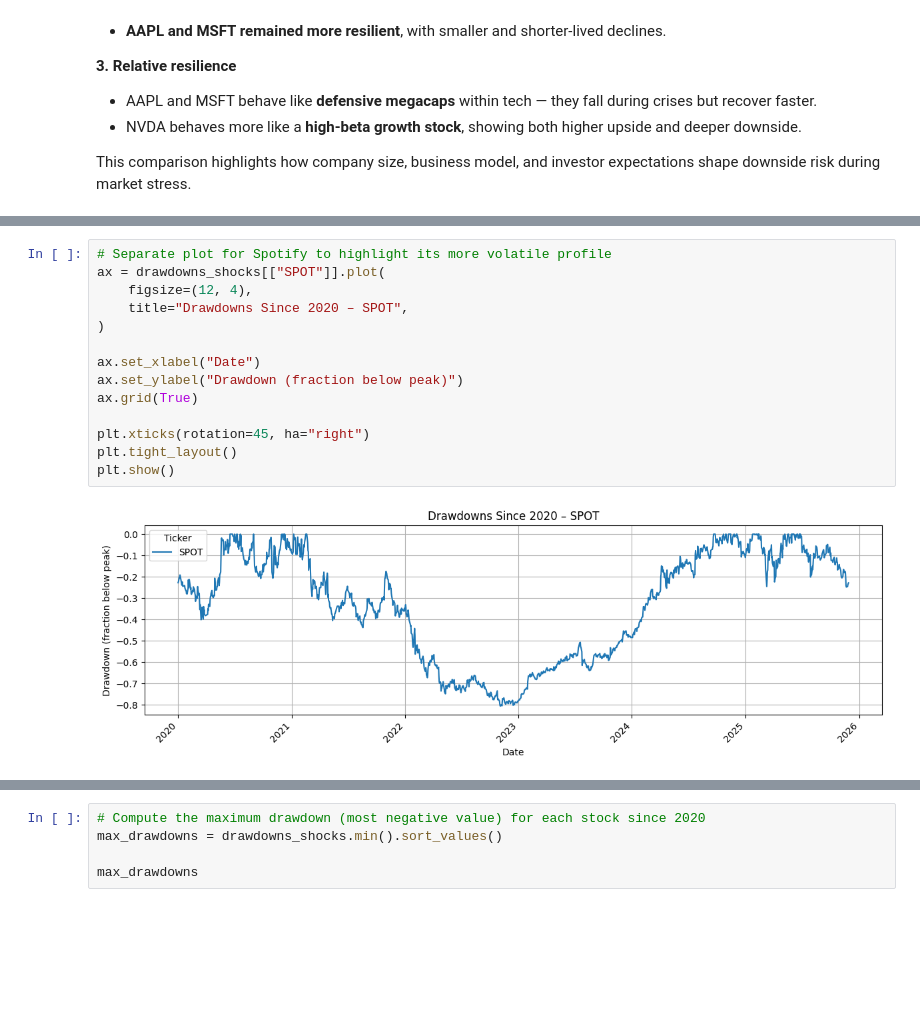
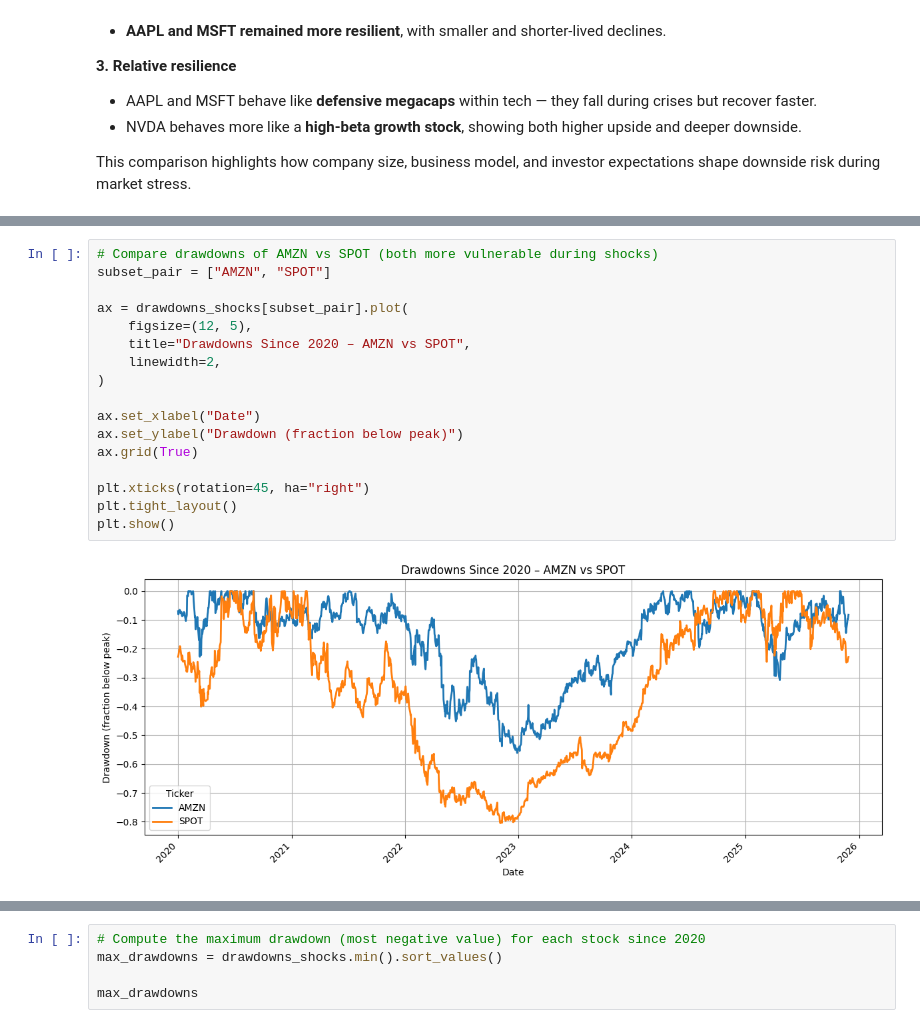
Before and after one commit to arevikosipyan/techquake, a Jupyter notebook: presentation/techquake.ipynb, the cells around one changed output, grey strips where cells are left out. Cells and saved outputs as stored; diff of their text form; blank space fills up the shorter version.

Commit message:
Refine drawdown analysis by grouping stocks and adding concise interpretation, add conclusion

```diff
--- a/presentation/techquake.ipynb
+++ b/presentation/techquake.ipynb
@@ -430,16 +445,19 @@ This comparison highlights how company size, business model, and investor expect
 # %%
-# Separate plot for Spotify to highlight its more volatile profile
-ax = drawdowns_shocks[["SPOT"]].plot(
-    figsize=(12, 4),
-    title="Drawdowns Since 2020 – SPOT",
+# Compare drawdowns of AMZN vs SPOT (both more vulnerable during shocks)
+subset_pair = ["AMZN", "SPOT"]
+
+ax = drawdowns_shocks[subset_pair].plot(
+    figsize=(12, 5),
+    title="Drawdowns Since 2020 – AMZN vs SPOT",
+    linewidth=2,
 )
 
 ax.set_xlabel("Date")
 ax.set_ylabel("Drawdown (fraction below peak)")
 ax.grid(True)
 
 plt.xticks(rotation=45, ha="right")
 plt.tight_layout()
 plt.show()
 # %% [output]
-[figure, old version]
+[figure, new version]
```
Also changed, not shown: parts of 3 cells of this notebook.
